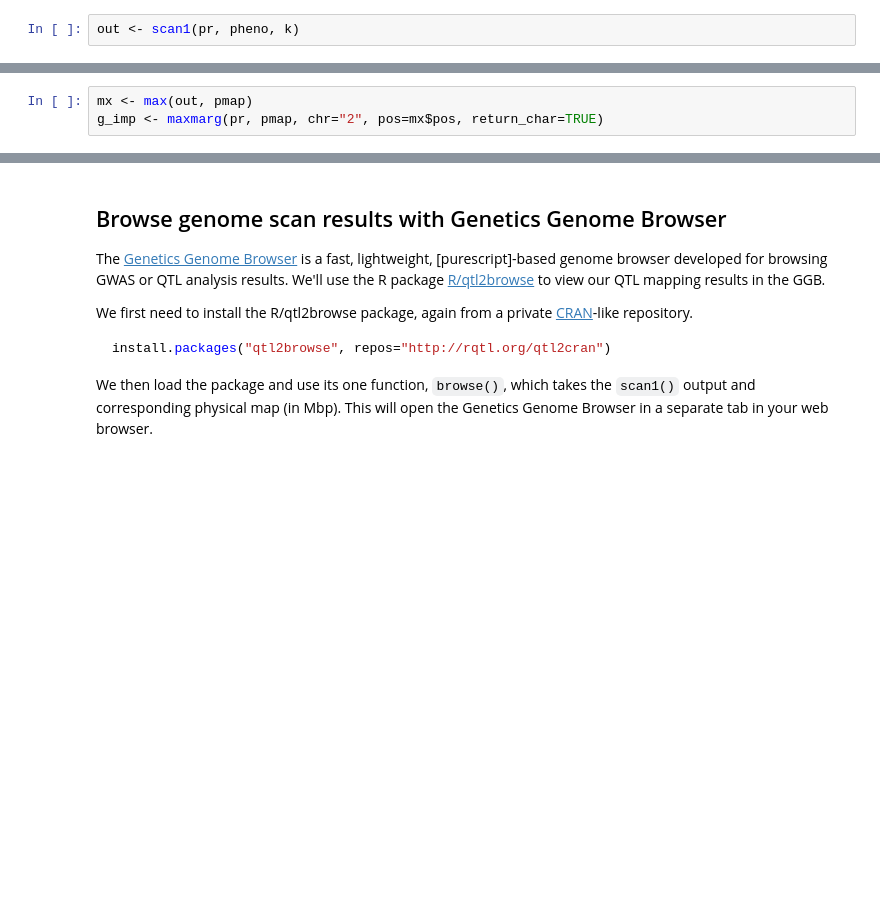
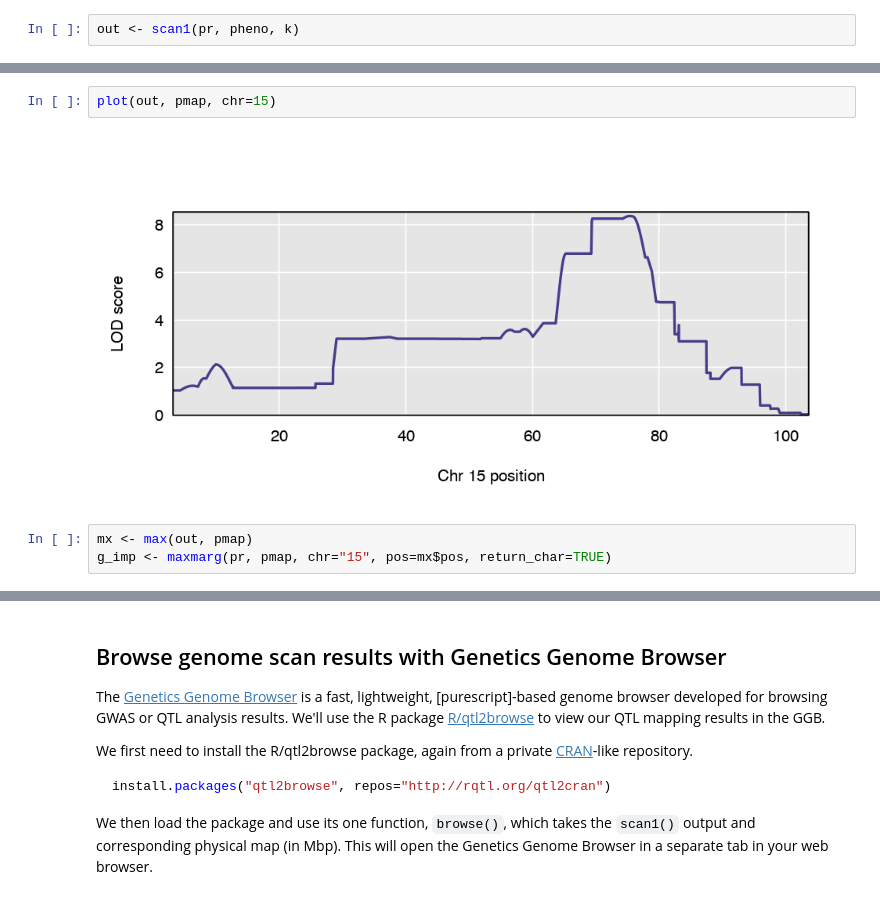
Before and after one commit to kbroman/Teaching_CTC2019, a Jupyter notebook: CTC2019_tutorial.ipynb, the cells around one changed output, grey strips where cells are left out. Cells and saved outputs as stored; diff of their text form; blank space fills up the shorter version.

```diff
--- a/CTC2019_tutorial.ipynb
+++ b/CTC2019_tutorial.ipynb
@@ -76,5 +86,9 @@ plot(out, pmap, chr=2)
+# %%
+plot(out, pmap, chr=15)
+# %% [output]
+[figure, added]
 # %%
 mx <- max(out, pmap)
-g_imp <- maxmarg(pr, pmap, chr="2", pos=mx$pos, return_char=TRUE)
+g_imp <- maxmarg(pr, pmap, chr="15", pos=mx$pos, return_char=TRUE)
 # %%
 par(mar=c(5.1, 4.1, 0.6, 0.6))
```
Also changed, not shown: parts of 9 cells of this notebook.
